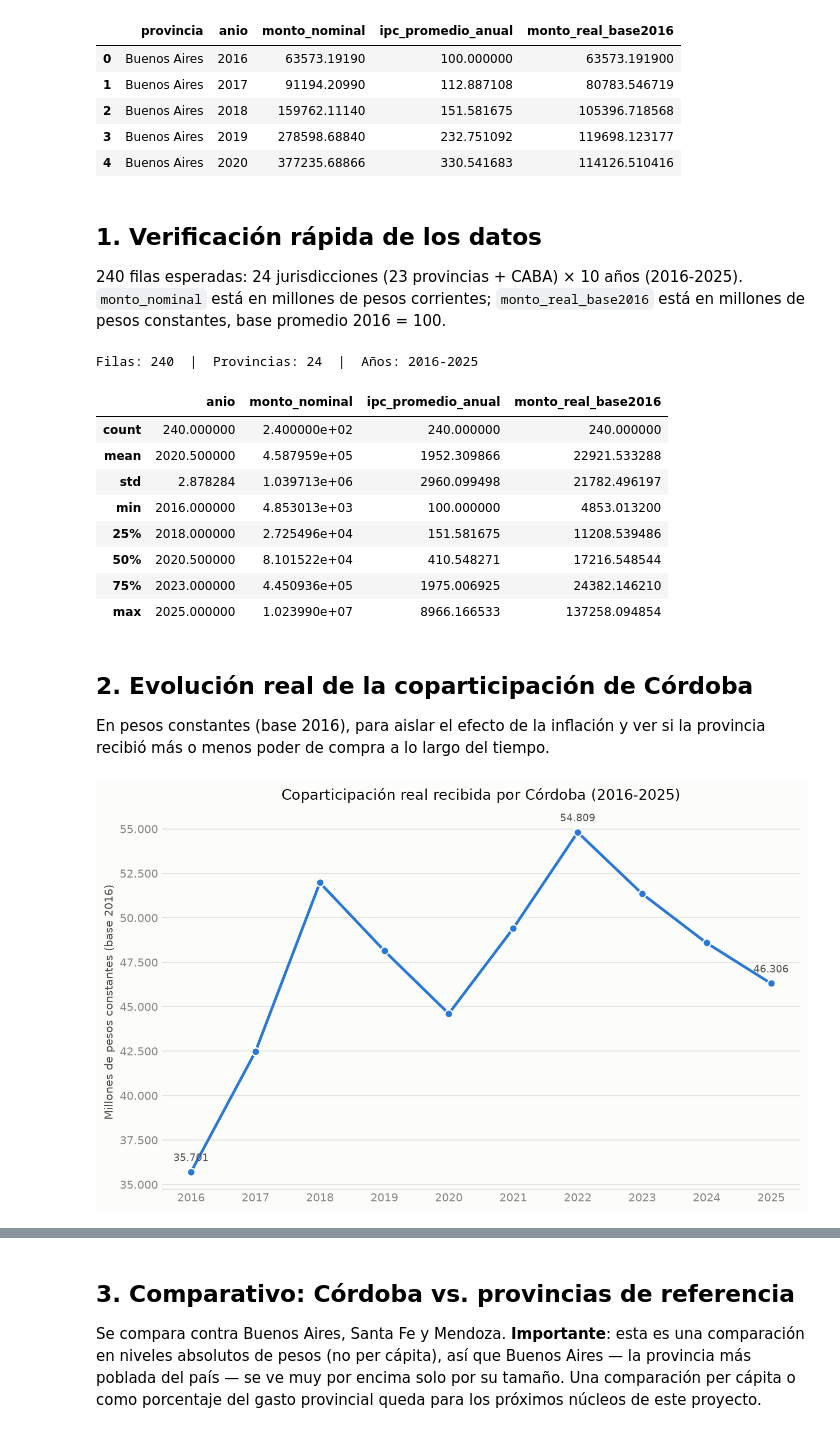
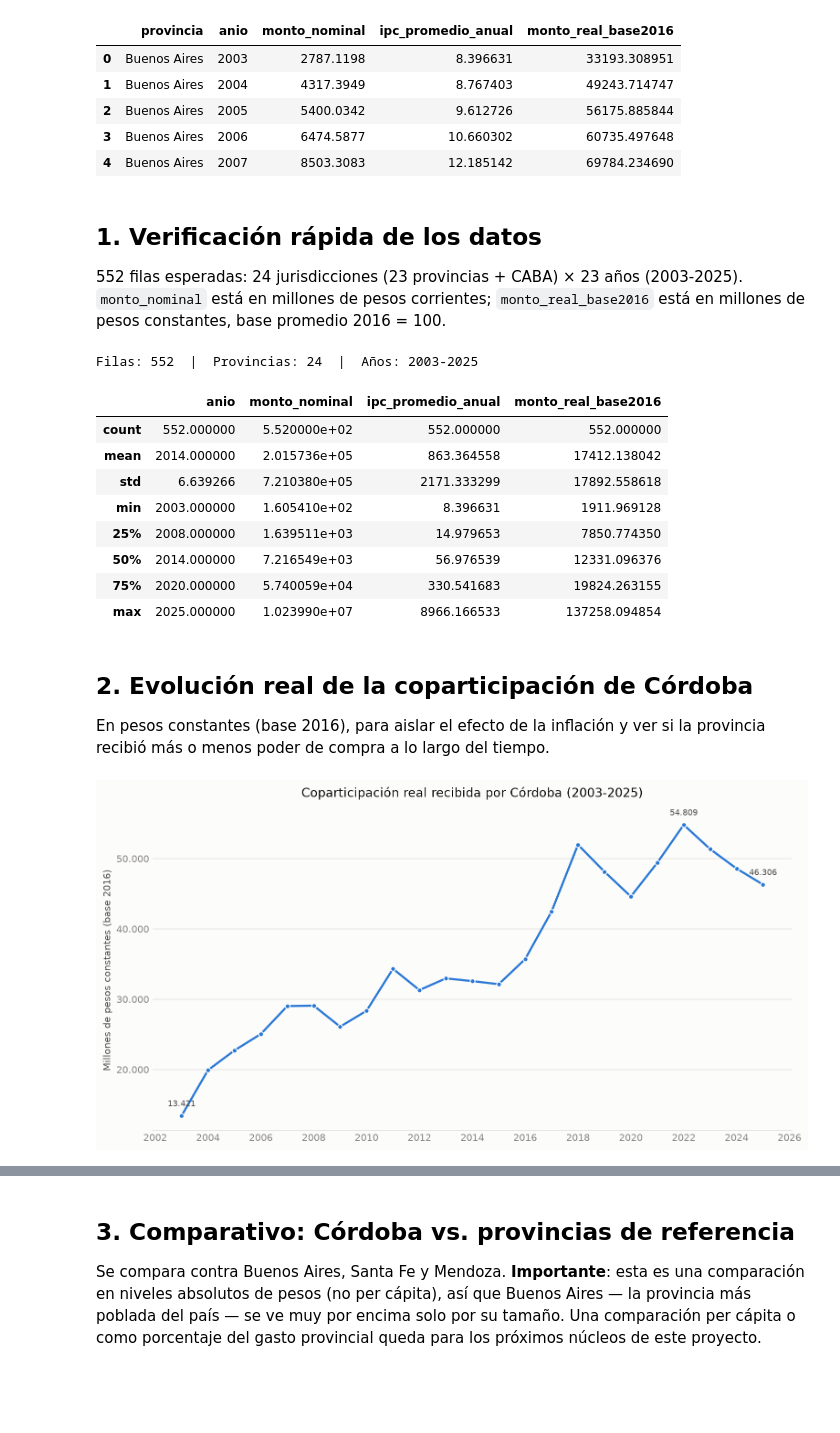
Before and after one commit to llorenzomagnano-sys/Portafolio-Lorenzo, a Jupyter notebook: notebooks/01_serie_historica.ipynb, the cells around one changed output, grey strips where cells are left out. Saved outputs shown, nothing was run; the diff lists cells and outputs as text; code cells hidden in the pictures; blank space fills up the shorter version.

```diff
--- a/notebooks/01_serie_historica.ipynb
+++ b/notebooks/01_serie_historica.ipynb
@@ -47,7 +50,6 @@ plt.rcParams.update({
     "axes.facecolor": SURFACE,
 })
 
-BASE_DIR = Path.cwd().parent if (Path.cwd() / "notebooks").exists() is False else Path.cwd()
 BASE_DIR = Path("..").resolve() if Path("../data").exists() else Path(".").resolve()
 FIGURES_DIR = BASE_DIR / "output" / "figures"
 FIGURES_DIR.mkdir(parents=True, exist_ok=True)
@@ -56,31 +58,31 @@ df = pd.read_csv(BASE_DIR / "data" / "processed" / "coparticipacion_real.csv")
 df.head()
 # %% [output]
 |  | provincia | anio | monto_nominal | ipc_promedio_anual | monto_real_base2016 |
-| 0 | Buenos Aires | 2016 | 63573.19190 | 100.000000 | 63573.191900 |
-| 1 | Buenos Aires | 2017 | 91194.20990 | 112.887108 | 80783.546719 |
-| 2 | Buenos Aires | 2018 | 159762.11140 | 151.581675 | 105396.718568 |
-| 3 | Buenos Aires | 2019 | 278598.68840 | 232.751092 | 119698.123177 |
-| 4 | Buenos Aires | 2020 | 377235.68866 | 330.541683 | 114126.510416 |
+| 0 | Buenos Aires | 2003 | 2787.1198 | 8.396631 | 33193.308951 |
+| 1 | Buenos Aires | 2004 | 4317.3949 | 8.767403 | 49243.714747 |
+| 2 | Buenos Aires | 2005 | 5400.0342 | 9.612726 | 56175.885844 |
+| 3 | Buenos Aires | 2006 | 6474.5877 | 10.660302 | 60735.497648 |
+| 4 | Buenos Aires | 2007 | 8503.3083 | 12.185142 | 69784.234690 |
 # %% [markdown]
 ## 1. Verificación rápida de los datos
 
-240 filas esperadas: 24 jurisdicciones (23 provincias + CABA) × 10 años (2016-2025).
+552 filas esperadas: 24 jurisdicciones (23 provincias + CABA) × 23 años (2003-2025).
 `monto_nominal` está en millones de pesos corrientes; `monto_real_base2016` está en
 millones de pesos constantes, base promedio 2016 = 100.
 # %%
 print(f"Filas: {len(df)}  |  Provincias: {df['provincia'].nunique()}  |  Años: {df['anio'].min()}-{df['anio'].max()}")
-assert len(df) == 240, "Se esperaban 240 filas (24 jurisdicciones x 10 años)"
+assert len(df) == 552, "Se esperaban 552 filas (24 jurisdicciones x 23 años)"
 df.describe()
 # %% [output]
-Filas: 240  |  Provincias: 24  |  Años: 2016-2025
+Filas: 552  |  Provincias: 24  |  Años: 2003-2025
 |  | anio | monto_nominal | ipc_promedio_anual | monto_real_base2016 |
-| count | 240.000000 | 2.400000e+02 | 240.000000 | 240.000000 |
-| mean | 2020.500000 | 4.587959e+05 | 1952.309866 | 22921.533288 |
-| std | 2.878284 | 1.039713e+06 | 2960.099498 | 21782.496197 |
-| min | 2016.000000 | 4.853013e+03 | 100.000000 | 4853.013200 |
-| 25% | 2018.000000 | 2.725496e+04 | 151.581675 | 11208.539486 |
-| 50% | 2020.500000 | 8.101522e+04 | 410.548271 | 17216.548544 |
-| 75% | 2023.000000 | 4.450936e+05 | 1975.006925 | 24382.146210 |
+| count | 552.000000 | 5.520000e+02 | 552.000000 | 552.000000 |
+| mean | 2014.000000 | 2.015736e+05 | 863.364558 | 17412.138042 |
+| std | 6.639266 | 7.210380e+05 | 2171.333299 | 17892.558618 |
+| min | 2003.000000 | 1.605410e+02 | 8.396631 | 1911.969128 |
+| 25% | 2008.000000 | 1.639511e+03 | 14.979653 | 7850.774350 |
+| 50% | 2014.000000 | 7.216549e+03 | 56.976539 | 12331.096376 |
+| 75% | 2020.000000 | 5.740059e+04 | 330.541683 | 19824.263155 |
 | max | 2025.000000 | 1.023990e+07 | 8966.166533 | 137258.094854 |
 # %% [markdown]
 ## 2. Evolución real de la coparticipación de Córdoba
@@ -90,39 +92,41 @@ provincia recibió más o menos poder de compra a lo largo del tiempo.
 # %%
 cordoba = df[df["provincia"] == "Córdoba"].sort_values("anio")
 
-fig, ax = plt.subplots(figsize=(9, 5.5), dpi=150)
+fig, ax = plt.subplots(figsize=(10.5, 5.5), dpi=150)
 ax.plot(
     cordoba["anio"], cordoba["monto_real_base2016"],
-    color=COLOR_CORDOBA, linewidth=2.5, marker="o", markersize=7,
-    markerfacecolor=COLOR_CORDOBA, markeredgecolor=SURFACE, markeredgewidth=1.2,
+    color=COLOR_CORDOBA, linewidth=2.2, marker="o", markersize=5,
+    markerfacecolor=COLOR_CORDOBA, markeredgecolor=SURFACE, markeredgewidth=1,
 )
 
-# Etiquetas directas selectivas: primer punto, máximo y último punto (no todos, para no saturar).
+# Etiquetas directas selectivas: primer punto, mínimo, máximo y último punto.
 idx_max = cordoba["monto_real_base2016"].idxmax()
-for idx in [cordoba.index[0], idx_max, cordoba.index[-1]]:
+idx_min = cordoba["monto_real_base2016"].idxmin()
+for idx in sorted(set([cordoba.index[0], idx_min, idx_max, cordoba.index[-1]])):
     row = cordoba.loc[idx]
     ax.annotate(
         f"{row['monto_real_base2016']:,.0f}".replace(",", "."),
         (row["anio"], row["monto_real_base2016"]),
         textcoords="offset points", xytext=(0, 10), ha="center",
-        fontsize=9, color=INK_SECONDARY,
+        fontsize=8.5, color=INK_SECONDARY,
     )
 
-ax.set_title("Coparticipación real recibida por Córdoba (2016-2025)", fontsize=13, color=INK_PRIMARY, pad=14)
+ax.set_title("Coparticipación real recibida por Córdoba (2003-2025)", fontsize=13, color=INK_PRIMARY, pad=14)
 ax.set_ylabel("Millones de pesos constantes (base 2016)", fontsize=10)
 ax.set_xlabel("")
-ax.xaxis.set_major_locator(mticker.MultipleLocator(1))
+ax.xaxis.set_major_locator(mticker.MultipleLocator(2))
 ax.yaxis.set_major_formatter(mticker.FuncFormatter(lambda x, _: f"{x:,.0f}".replace(",", ".")))
 ax.grid(axis="y", color=GRID_COLOR, linewidth=0.8)
 ax.set_axisbelow(True)
 for spine in ["top", "right", "left"]:
     ax.spines[spine].set_visible(False)
 ax.spines["bottom"].set_color(GRID_COLOR)
 ax.tick_params(axis="both", length=0)
+plt.setp(ax.get_xticklabels(), rotation=0)
 
 fig.tight_layout()
-fig.savefig(FIGURES_DIR / "cordoba_evolucion_real_2016_2025.png", dpi=300, facecolor=SURFACE)
+fig.savefig(FIGURES_DIR / "cordoba_evolucion_real_2003_2025.png", dpi=300, facecolor=SURFACE)
 plt.show()
 # %% [output]
-[figure, old version]
+[figure, new version]
 # %% [markdown]
```
Also changed, not shown: parts of 4 cells of this notebook, 5 other files.
